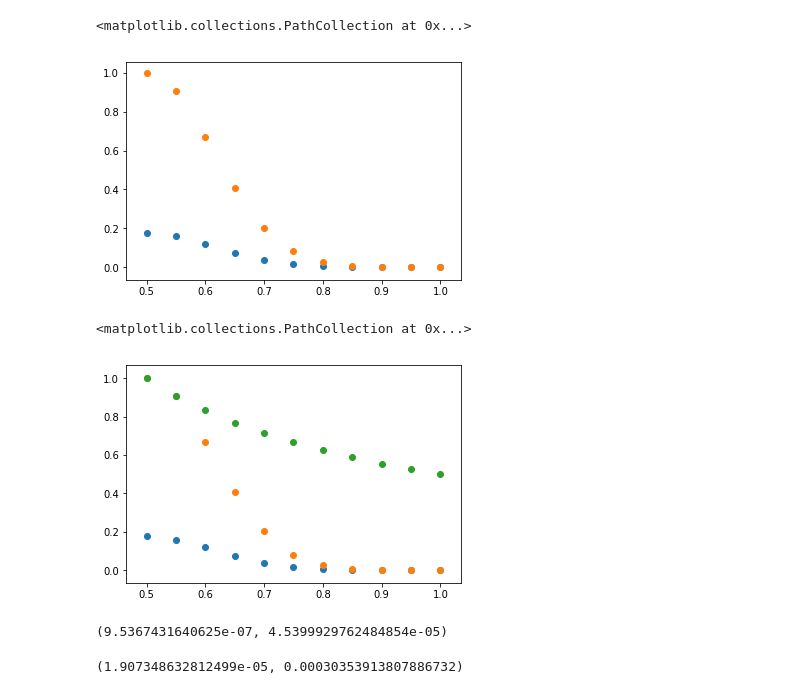
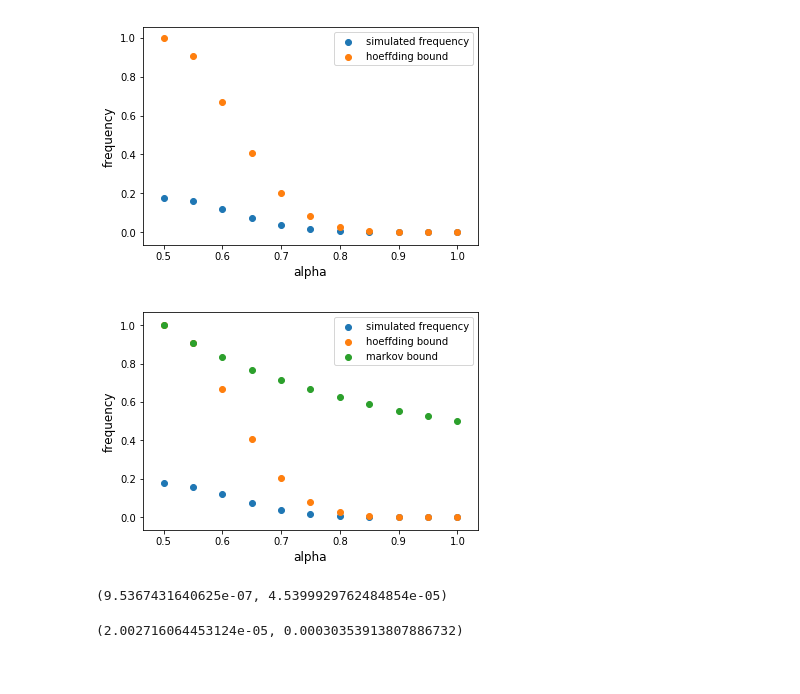
Before and after one commit to AsgerAndersen/ml_course, a Jupyter notebook: h2/illustration_of_hoeffding/illustration_of_hoeffding.ipynb, the cells around one changed output. Saved outputs shown, nothing was run; the diff lists cells and outputs as text; code cells hidden in the pictures.

```diff
--- a/h2/illustration_of_hoeffding/illustration_of_hoeffding.ipynb
+++ b/h2/illustration_of_hoeffding/illustration_of_hoeffding.ipynb
@@ -58,16 +46,22 @@ plt.scatter(freqs['mean'], freqs['freq'])
 # %%
-plt.scatter(freqs['mean'], freqs['freq'])
-plt.scatter(freqs['mean'], freqs['hoef_bound'])
+plt.scatter(freqs['mean'], freqs['freq'], label = 'simulated frequency')
+plt.scatter(freqs['mean'], freqs['hoef_bound'], label = 'hoeffding bound')
+plt.xlabel('alpha', fontsize = 'large')
+plt.ylabel('frequency', fontsize = 'large')
+plt.legend()
+plt.savefig('fig2.jpg')
 # %% [output]
-<matplotlib.collections.PathCollection at 0x...>
-[figure, old version]
+[figure, new version]
 # %%
-plt.scatter(freqs['mean'], freqs['freq'])
-plt.scatter(freqs['mean'], freqs['hoef_bound'])
-plt.scatter(freqs['mean'], freqs['mark_bound'])
+plt.scatter(freqs['mean'], freqs['freq'], label = 'simulated frequency')
+plt.scatter(freqs['mean'], freqs['hoef_bound'], label = 'hoeffding bound')
+plt.scatter(freqs['mean'], freqs['mark_bound'], label = 'markov bound')
+plt.xlabel('alpha', fontsize = 'large')
+plt.ylabel('frequency', fontsize = 'large')
+plt.legend()
+plt.savefig('fig3.jpg')
 # %% [output]
-<matplotlib.collections.PathCollection at 0x...>
-[figure, old version]
+[figure, new version]
 # %%
 #Prob that alpha equals to 1:
 (0.5) ** 20, hoeffding_bound(1,0.5,20)
@@ -75,6 +69,6 @@ plt.scatter(freqs['mean'], freqs['mark_bound'])
 (9.5367431640625e-07, 4.5399929762484854e-05)
 # %%
 #Prob that alpha equals to 0.95:
-sts.binom(20, 0.5).pmf(1), hoeffding_bound(0.95,0.5,20)
+sts.binom(20, 0.5).pmf(1) + sts.binom(20, 0.5).pmf(0), hoeffding_bound(0.95,0.5,20)
 # %% [output]
-(1.907348632812499e-05, 0.00030353913807886732)
+(2.002716064453124e-05, 0.00030353913807886732)
```
Also changed, not shown: parts of 3 cells of this notebook, 18 other files.
